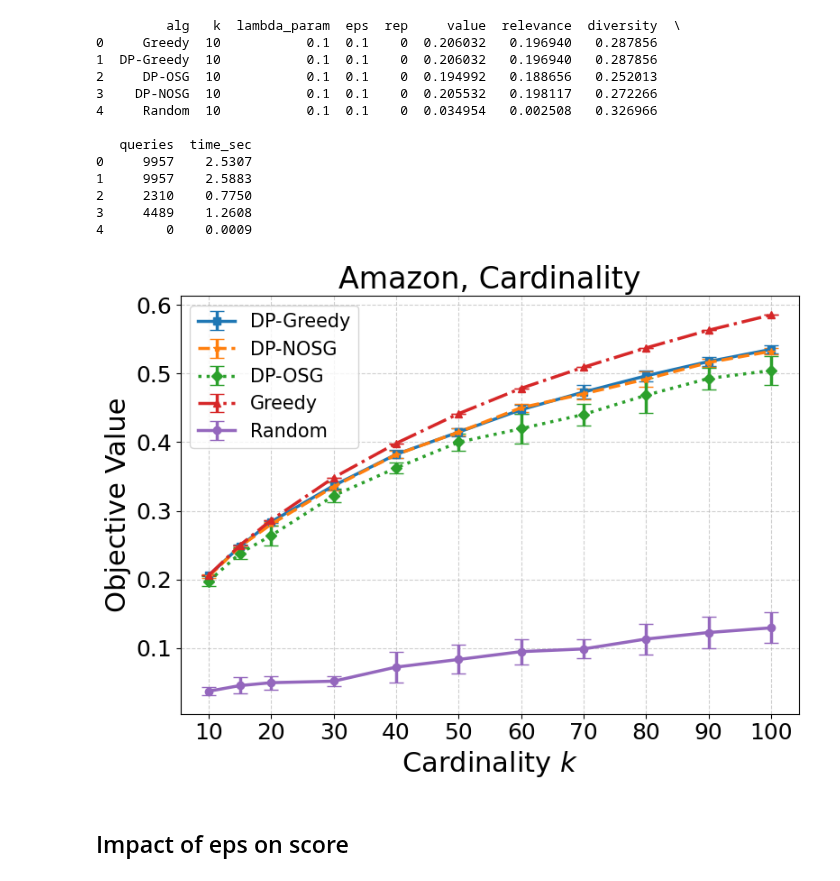
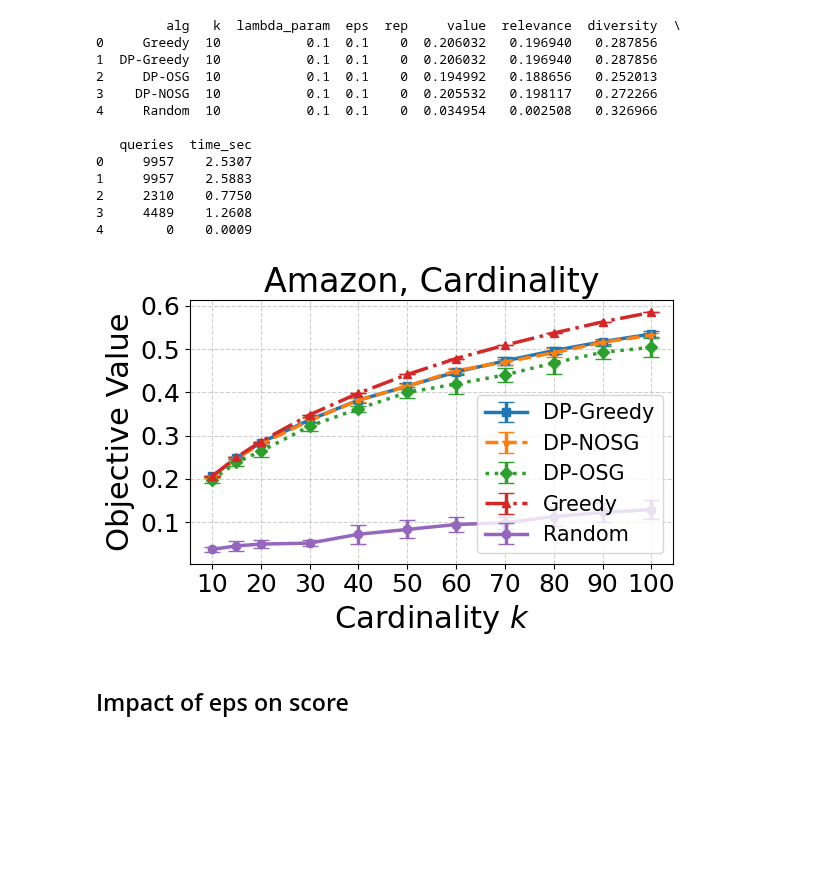
Before and after one commit to ronzadi/Differentially-Private-Max-Sum-Diversification, a Jupyter notebook: visualize_results/visualize_amazon_cardinality.ipynb, the cells around one changed output. Drawn from its saved outputs; the diff is of its cells as text; code cells hidden in the pictures; blank space fills up the shorter version.

```diff
--- a/visualize_results/visualize_amazon_cardinality.ipynb
+++ b/visualize_results/visualize_amazon_cardinality.ipynb
@@ -60,7 +60,7 @@ filtered_df = results_df[(results_df['eps'] == 0.1) & (results_df['lambda_param'
 stats = filtered_df.groupby(['alg', 'k'])['value'].agg(['mean', 'std']).reset_index()
 
 # 3. Create the plot with large text and distinct styles
-plt.figure(figsize=(8, 6)) # Large figure size for clarity
+plt.figure(figsize=(6, 4)) # Large figure size for clarity
 
 # Define specific styles to ensure variety across algorithms
 markers = ['s', '*', 'D', '^', 'o', 'x']
@@ -74,34 +74,34 @@ for i, alg in enumerate(algorithms):
     alg_data = stats[stats['alg'] == alg]
 
     # Assign a unique combination of color, marker, and linestyle to each alg
     plt.errorbar(
         alg_data['k'],
         alg_data['mean'],
         yerr=alg_data['std'],
         label=alg,
         color=colors[i % len(colors)],
         marker=markers[i % len(markers)],
         linestyle=linestyles[i % len(linestyles)],
         linewidth=2.5,  # Slightly thicker lines
         markersize=6,  # Larger markers for better visibility
         capsize=6       # Distinct caps for the error bars
     )
 
 # Formatting for large text relative to the image size
 plt.xlabel('Cardinality $k$', fontsize=22)
 plt.ylabel('Objective Value', fontsize=22)
 plt.title('Amazon, Cardinality', fontsize=24)
 
 plt.xticks(range(10, 110, 10), fontsize=18)
 plt.yticks(fontsize=18)
 plt.legend(fontsize=15, frameon=True) # Legend with a box for clarity
 plt.grid(True, linestyle='--', alpha=0.6)
 
 plt.tight_layout() # Ensures labels don't get cut off
 plt.savefig('amazon_cardinality_k_on_val.pdf')
 plt.show()
 # %% [output]
-[figure, old version]
+[figure, new version]
 # %% [markdown]
 ## Impact of eps on score
 # %%
```
Also changed, not shown: parts of 5 cells of this notebook.
